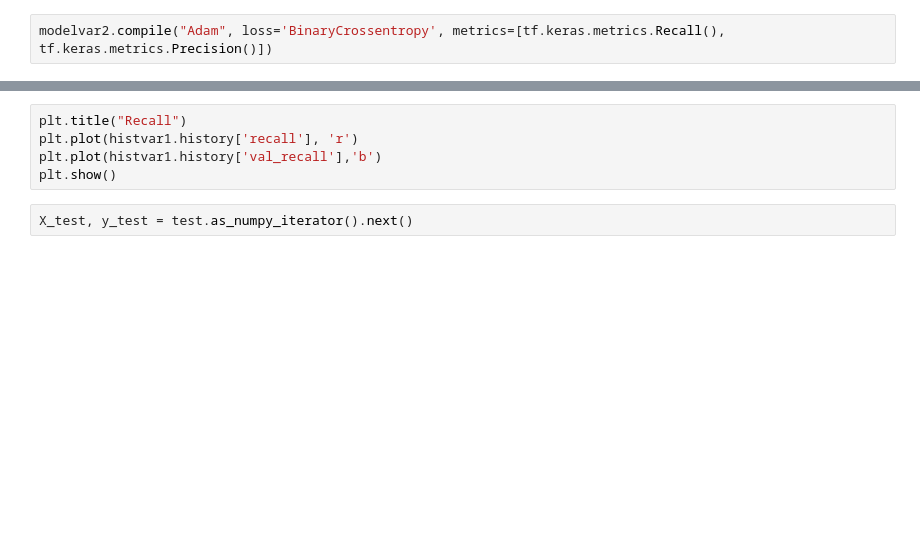
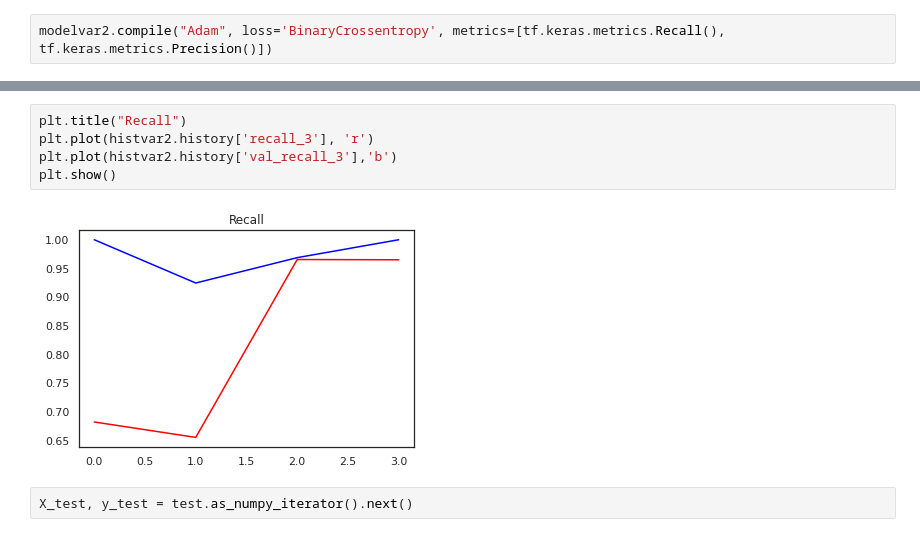
Before and after one commit to pawelszajwaj/Segregation, a Jupyter notebook: Main.ipynb, the cells around one changed output, grey strips where cells are left out. Saved outputs shown, nothing was run; the diff lists cells and outputs as text; blank space fills up the shorter version.

```diff
--- a/Main.ipynb
+++ b/Main.ipynb
@@ -496,8 +510,10 @@ KeyError: ignored
 # %%
 plt.title("Recall")
-plt.plot(histvar1.history['recall'], 'r')
-plt.plot(histvar1.history['val_recall'],'b')
+plt.plot(histvar2.history['recall_3'], 'r')
+plt.plot(histvar2.history['val_recall_3'],'b')
 plt.show()
+# %% [output]
+[figure, added]
 # %%
 X_test, y_test = test.as_numpy_iterator().next()
 # %%
```
Also changed, not shown: parts of 35 cells of this notebook.
